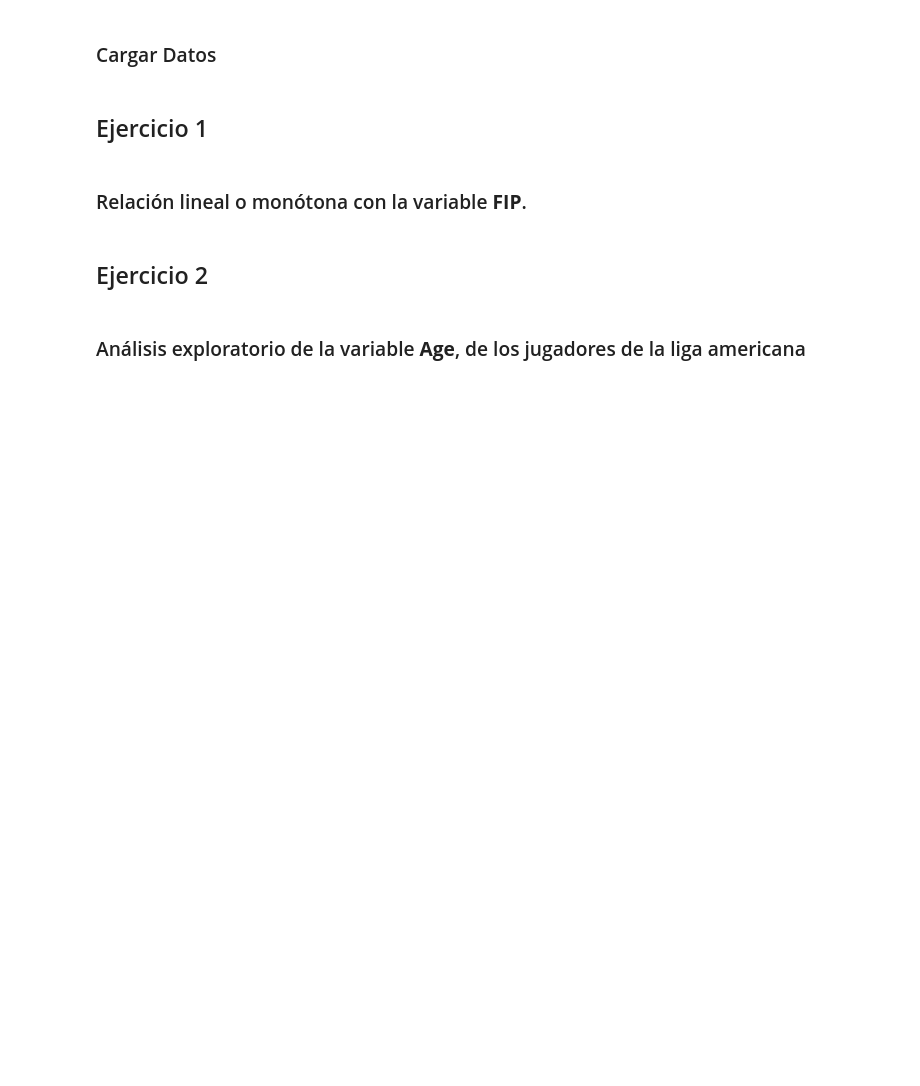
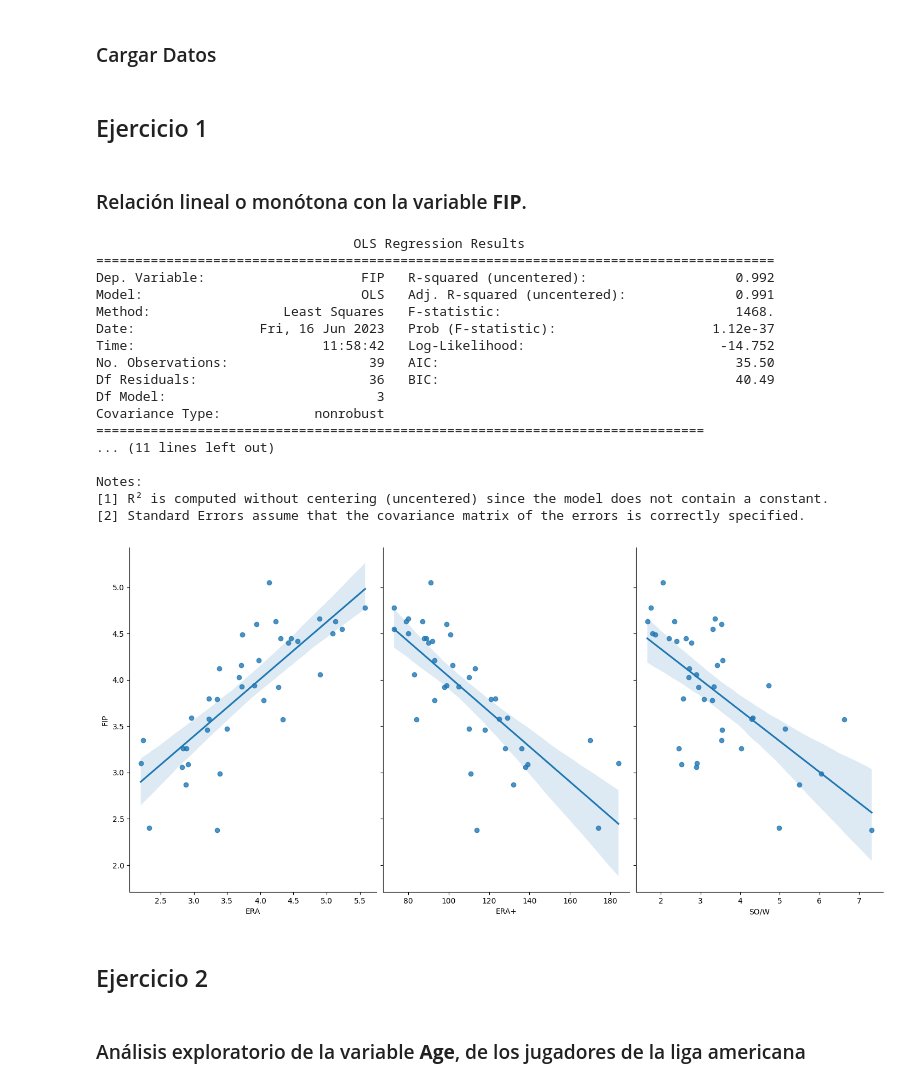
Before and after one commit to raudel25/MLB-Stats-Project, a Jupyter notebook: mlb-stats-project.ipynb, the cells around one changed output. Cells and saved outputs as stored; diff of their text form; code cells hidden in the pictures; blank space fills up the shorter version.

```diff
--- a/mlb-stats-project.ipynb
+++ b/mlb-stats-project.ipynb
@@ -15,3 +19,37 @@ df = pd.read_csv('2022 MLB Player Stats - Pitching.csv', delimiter=';')
 ## Ejercicio 1
 # %% [markdown]
 ### Relación lineal o monótona con la variable **FIP**.
+# %%
+# Filtrando aquellos jugadores de la Liga Americana que hayan recibido más de 120 hits
+al = df.loc[df['Lg'] == 'AL']
+al120h = al.loc[al['H'] > 120]
+
+al120h_num = al120h.select_dtypes(include=[np.number])
+
+model, X = stepwise(al120h_num, 'FIP', 3)
+
+# print graphics
+sns.pairplot(al120h_num,
+             x_vars=[column for column in X],
+             y_vars='FIP', height=7, aspect=0.7, kind='reg')
+
+print(model.summary())
+# %% [output]
+                                 OLS Regression Results
+=======================================================================================
+Dep. Variable:                    FIP   R-squared (uncentered):                   0.992
+Model:                            OLS   Adj. R-squared (uncentered):              0.991
+Method:                 Least Squares   F-statistic:                              1468.
+Date:                Fri, 16 Jun 2023   Prob (F-statistic):                    1.12e-37
+Time:                        11:58:42   Log-Likelihood:                         -14.752
+No. Observations:                  39   AIC:                                      35.50
+Df Residuals:                      36   BIC:                                      40.49
+Df Model:                           3
+Covariance Type:            nonrobust
+==============================================================================
+... (11 lines left out)
+
+Notes:
+[1] R² is computed without centering (uncentered) since the model does not contain a constant.
+[2] Standard Errors assume that the covariance matrix of the errors is correctly specified.
+[figure, added]
```
Also changed, not shown: parts of 9 cells of this notebook.
